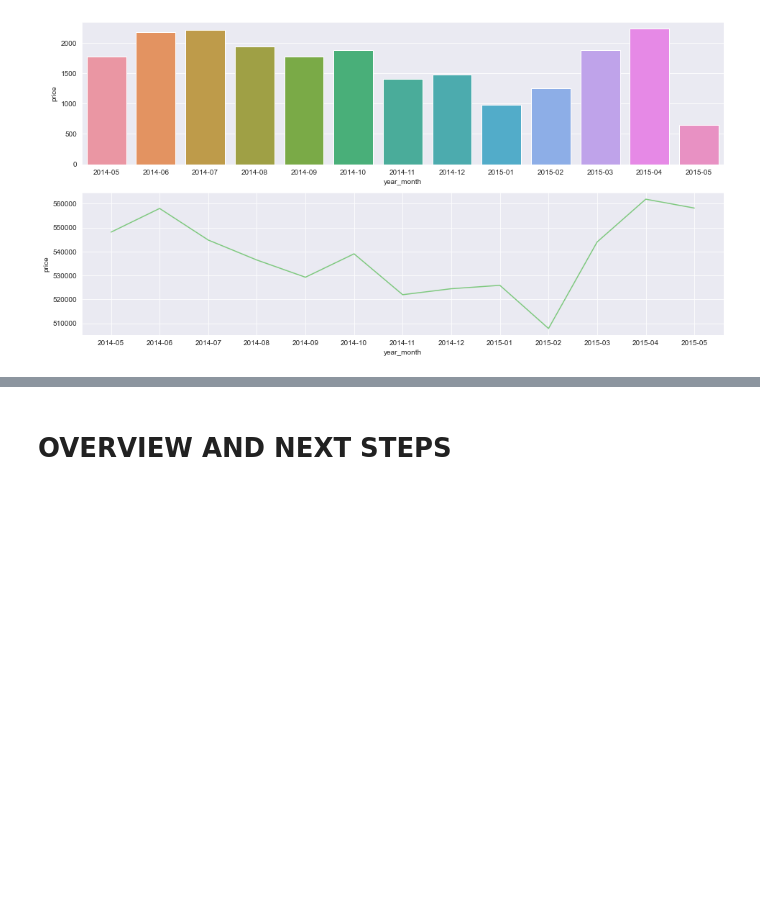
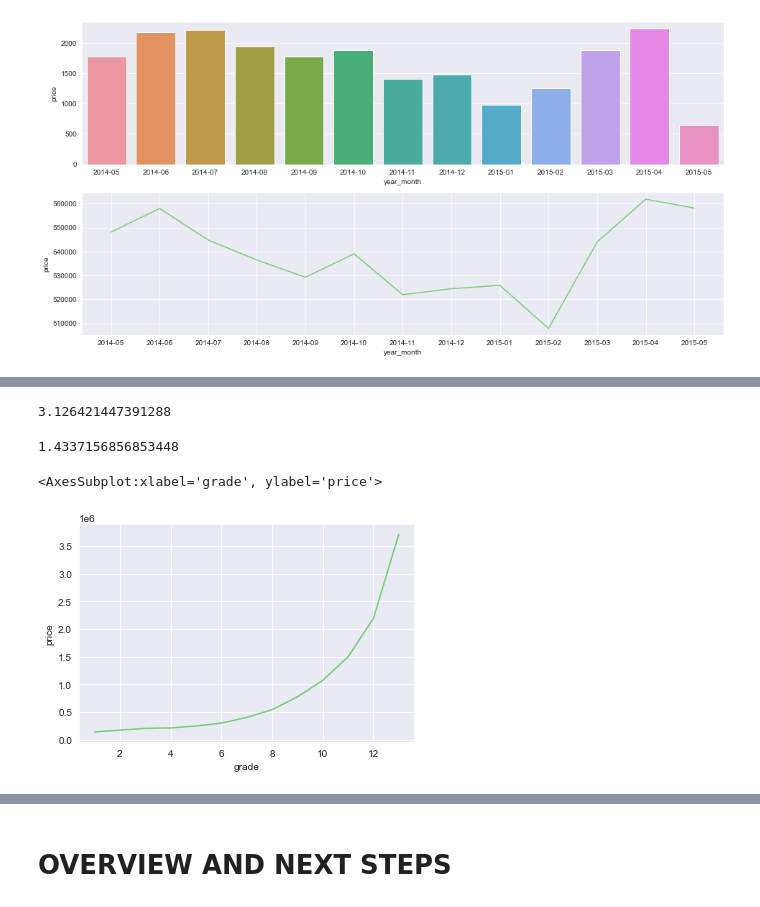
Before and after one commit to rodrigomm92/king_county_house_sales, a Jupyter notebook: insight_project_kc_houses.ipynb, the cells around one changed output, grey strips where cells are left out. Saved outputs shown, nothing was run; the diff lists cells and outputs as text; code cells hidden in the pictures; blank space fills up the shorter version.

```diff
--- a/insight_project_kc_houses.ipynb
+++ b/insight_project_kc_houses.ipynb
@@ -291,0 +248,20 @@ plot2 = sns.regplot(data=basement, x="sqft_basement", y="price")
+# %%
+# 8)
+price_waterfront = aux2[['price', 'waterfront']].groupby('waterfront').mean().round(2)
+
+price_waterfront.iloc[1,0] / price_waterfront.iloc[0,0]
+# %% [output]
+3.126421447391288
+# %%
+# 9)
+renovated = aux2[['price', 'renovated']].groupby('renovated').mean()
+renovated.iloc[1,0] / renovated.iloc[0,0]
+# %% [output]
+1.4337156856853448
+# %%
+# 10)
+grade_price = aux2[['price','grade']].groupby('grade').mean().round(2)
+sns.lineplot(data=grade_price, x='grade', y='price')
+# %% [output]
+<AxesSubplot:xlabel='grade', ylabel='price'>
+[figure, added]
```
Also changed, not shown: parts of 25 cells of this notebook, 1 other file.
